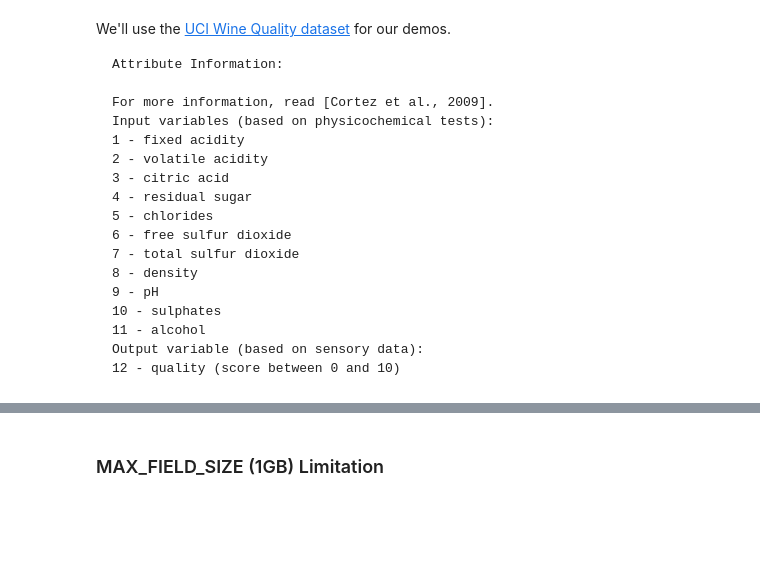
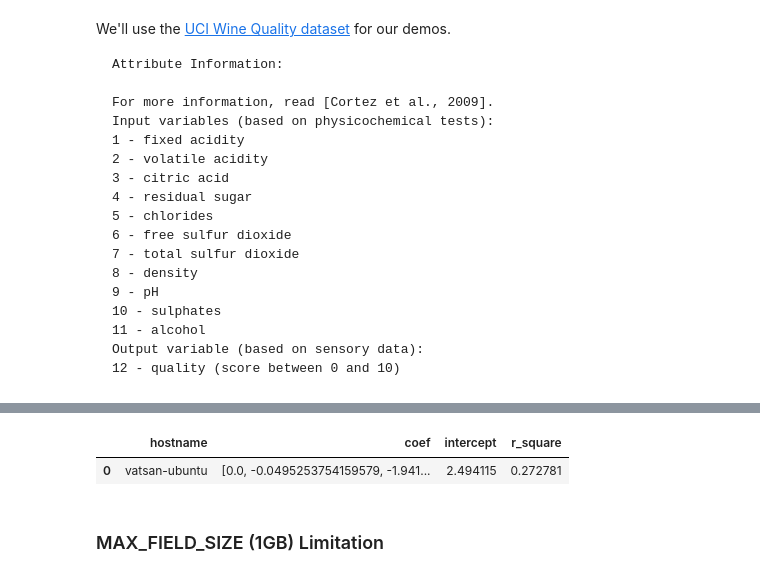
Before and after one commit to vatsan/postgresopen-2017, a Jupyter notebook: notebooks/01_in_database_ml_with_plpython.ipynb, the cells around one changed output, grey strips where cells are left out. Drawn from its saved outputs; the diff is of its cells as text; code cells hidden in the pictures; blank space fills up the shorter version.

```diff
--- a/notebooks/01_in_database_ml_with_plpython.ipynb
+++ b/notebooks/01_in_database_ml_with_plpython.ipynb
@@ -110,3 +191,52 @@ ls -l /tmp/postgresopen_2017/winequality-white.csv
+# %%
+%%showsql
+select
+    (
+        sklearn_ridge_regression(
+            features_mat,
+            n_features,
+            labels
+        )
+    ).*
+from
+(
+    select
+        -- Convert rows of features into a large linear array
+        array_agg_array(features order by id) as features_mat,
+        -- Number of features
+        max(array_upper(features, 1)) as n_features,
+        -- Gather all the Labels
+        array_agg(quality order by id) as labels
+    from
+    (
+        select
+            id,
+            1 as grouping,
+            -- Create a feature vector of independent variables
+            ARRAY[
+                1, -- Bias/intercept
+                fixed_acidity,
+                volatile_acidity,
+                citric_acid,
+                residual_sugar,
+                chlorides,
+                free_sulfur_dioxide,
+                total_sulfur_dioxide,
+                density,
+                ph,
+                sulphates,
+                alcohol
+            ] as features,
+            quality
+        from
+            wine_sample
+    )q1
+    group by
+        grouping
+)q2
+# %% [output]
+|  | hostname | coef | intercept | r_square |
+| 0 | vatsan-ubuntu | [0.0, -0.0495253754159579, -1.941... | 2.494115 | 0.272781 |
 # %% [markdown]
 ### MAX_FIELD_SIZE (1GB) Limitation
 # %% [markdown]
```
Also changed, not shown: parts of 10 cells of this notebook, 4 other files.
